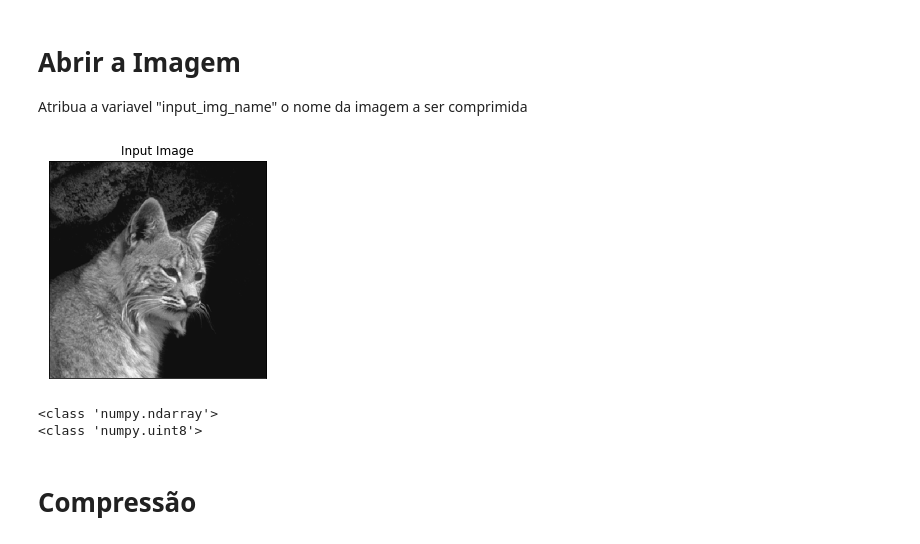
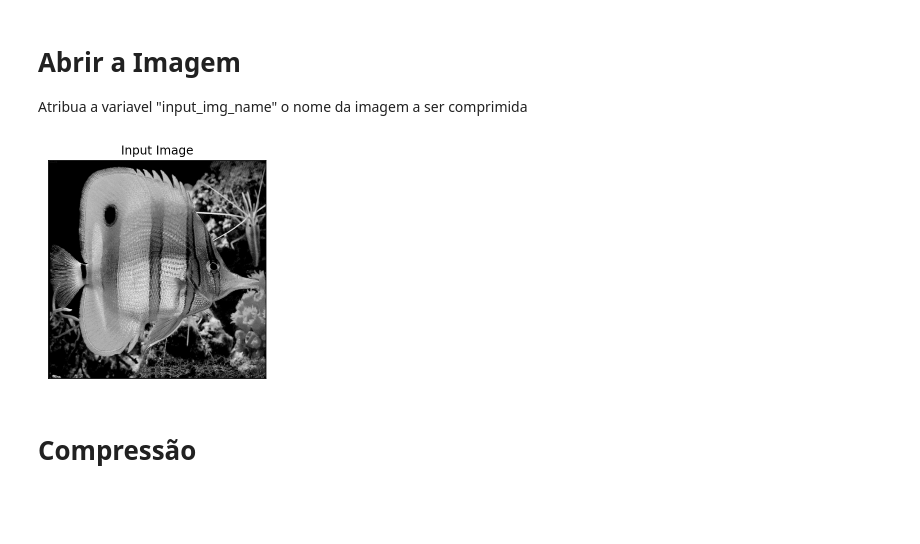
Before and after one commit to RenanBomtempo/image-compression, a Jupyter notebook: TP-1.ipynb, the cells around one changed output. Cells and saved outputs as stored; diff of their text form; code cells hidden in the pictures; blank space fills up the shorter version.

```diff
--- a/TP-1.ipynb
+++ b/TP-1.ipynb
@@ -74,21 +77,16 @@ def file_to_img(input_name,shape,separator=""):
 Atribua a variavel "input_img_name" o nome da imagem a ser comprimida
 # %%
 # Nome do arquivo da imagem a ser comprimida
-input_img_name = "1.pgm"
+input_img_name = "2.pgm"
 
-# Nomes dos arquivos resultantes em arquivo binário
-# Para poder comparar o tamanho em bytes da imagem
-# Original sem compressão com a comprimida
+# Nomes dos arquivos resultantes em arquivo binário para poder comparar o
+# tamanho em bytes da imagem original sem compressão com a comprimida.
 input_img_original = "original.txt"
 input_img_compressed = "compressed.txt"
 
 # Carrega a imagem como um numpy.ndarray, com elementos do tipo numpy.uint8
 img = cv2.imread(input_img_name,0)
+
+print_gimage(img,'Input Image')
+# %% [output]
+[figure, added]
-# %%
-print_gimage(img,'Input Image')
-print(type(img))
-print(type(img[0][0]))
-# %% [output]
-[figure, removed]
-<class 'numpy.ndarray'>
-<class 'numpy.uint8'>
```
Also changed, not shown: parts of 14 cells of this notebook, 4 other files.
